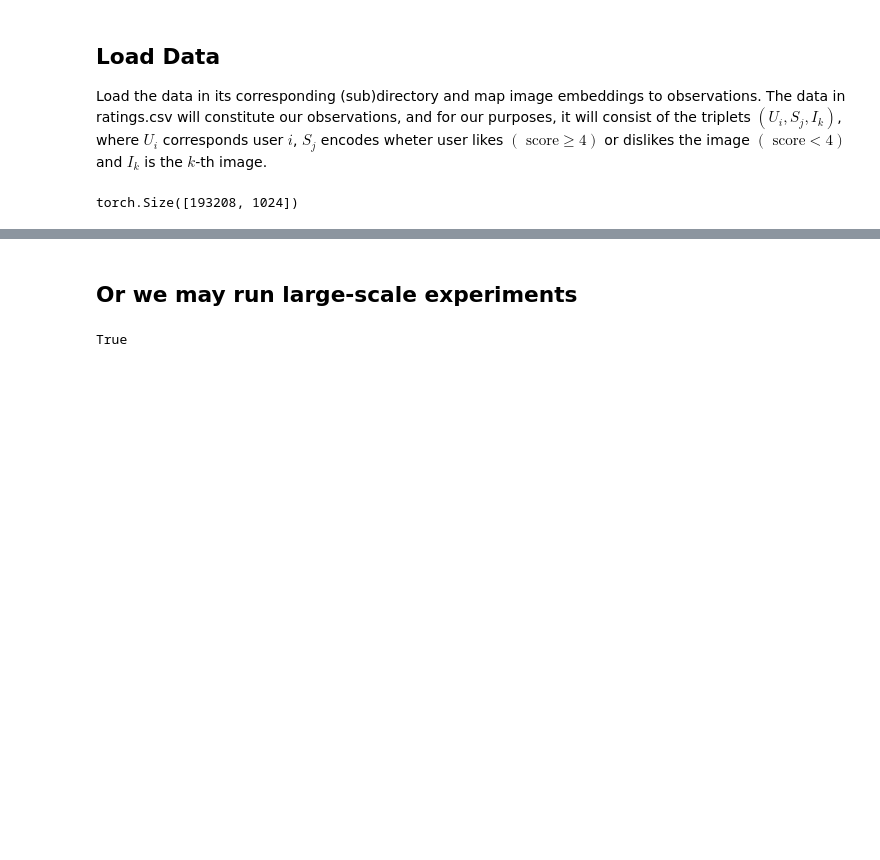
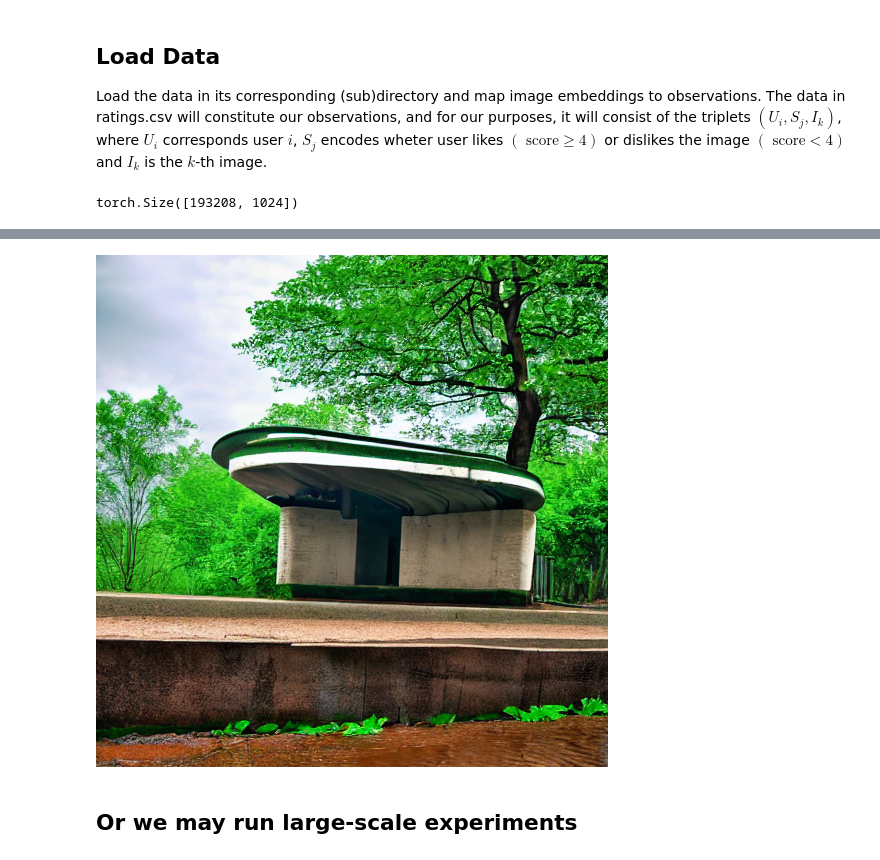
Before and after one commit to gapatron/REBECA, a Jupyter notebook: notebooks/train_priors.ipynb, the cells around one changed output, grey strips where cells are left out. Saved outputs shown, nothing was run; the diff lists cells and outputs as text; code cells hidden in the pictures; blank space fills up the shorter version.

Commit message:
Update train_priors notebook with REBECA neural network.

```diff
--- a/notebooks/train_priors.ipynb
+++ b/notebooks/train_priors.ipynb
@@ -34,7 +34,7 @@ expanded_features.shape
 # %% [output]
 torch.Size([193208, 1024])
 # %%
-usr_threshold = 100
+usr_threshold = 0
 
 liked_counts = (
     ratings_df[ratings_df["score"] >= 4]
@@ -338,0 +168,6 @@ KeyboardInterrupt:
+# %%
+rdp.load_state_dict(
+        torch.load(savepath, map_location=device, weights_only=True),
+        strict=False
+    )
+rdp.eval()
@@ -339,2 +192,39 @@ KeyboardInterrupt:
+# %%
+from diffusers import StableDiffusionPipeline
+from sampling import sample_user_images
+
+rdp.eval()
+for param in rdp.parameters():
+    if param.grad is not None:
+        param.grad.detach_()
+        param.grad = None
+
+            # Setup Stable Diffusion pipeline
+model_id = "runwayml/stable-diffusion-v1-5"
+pipe = StableDiffusionPipeline.from_pretrained(model_id).to(device)
+pipe.load_ip_adapter("h94/IP-Adapter", subfolder="models", weight_name="ip-adapter_sd15.bin")
+pipe.safety_checker = None
+
+
+            # Select users for generation (first 5 users to reduce memory usage)
+users = list(range(min(5, 210)))
+
+            # Generate images
+gen_data = sample_user_images(
+                diffusion_prior_model=rdp,
+                diffusion_pipe=pipe,
+                users=users,
+                images_per_user=2,  # Fewer images per user to save memory
+                noise_scheduler=noise_scheduler,
+                guidance_scale=3.0,
+                prompt=[""],
+                negative_prompt=[""],
+                img_embedding_size=1024,
+                device=device,
+            )
+# %%
+gen_data[0]["images"][1]
+# %% [output]
+[figure, added]
 # %% [markdown]
 ## Or we may run large-scale experiments
@@ -388,9 +261,4 @@ savedir = "../data/flickr/evaluation/diffusion_priors/models/weights/experiment_
 #savedir = "../data/flickr/evaluation/diffusion_priors/models/weights/experiment_2"
-# %%
-import os
-os.path.exists("../data/flickr/evaluation/diffusion_priors/models/weights/experiment_1")
-# %% [output]
-True
 # %%
 
 run_grid_search(
```
Also changed, not shown: parts of 18 cells of this notebook.
